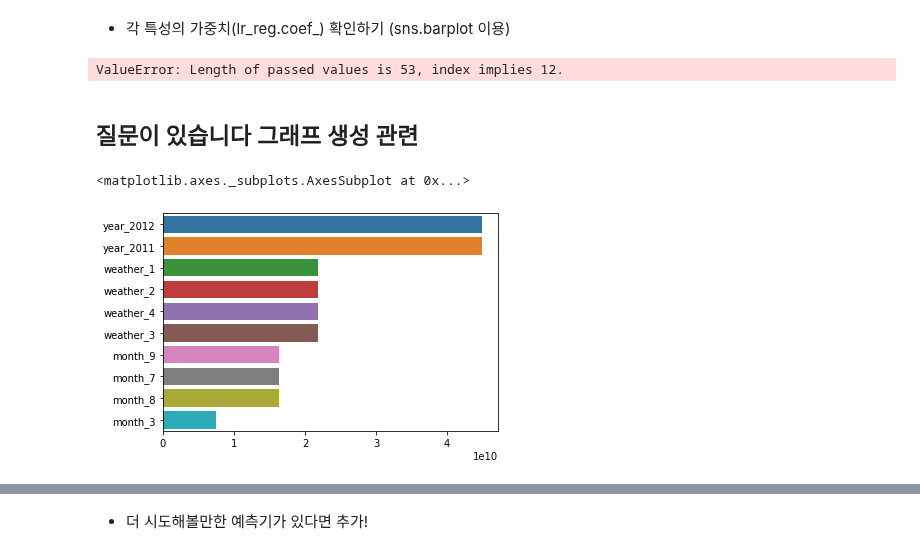
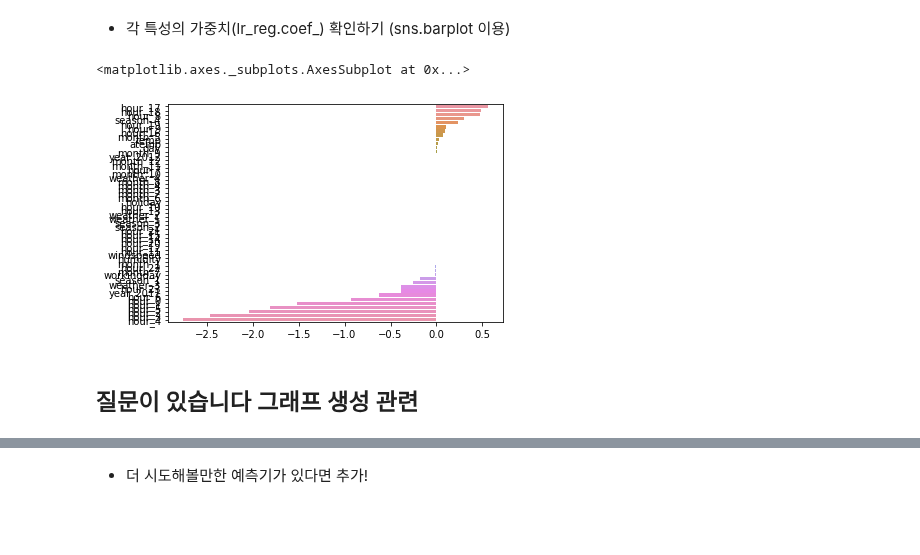
Before and after one commit to kjungmo/SBA2020_machineLearning, a Jupyter notebook: (실습 5)선형 회귀 - 자전거 수요 예측(필기).ipynb, the cells around one changed output, grey strips where cells are left out. Cells and saved outputs as stored; diff of their text form; code cells hidden in the pictures; blank space fills up the shorter version.

```diff
--- a/(실습 5)선형 회귀 - 자전거 수요 예측(필기).ipynb
+++ b/(실습 5)선형 회귀 - 자전거 수요 예측(필기).ipynb
@@ -728,16 +728,12 @@ lasso_mae
 # %% [markdown]
 * 각 특성의 가중치(lr_reg.coef_) 확인하기 (sns.barplot 이용)
 # %%
-coef = pd.Series(ridge.coef_, index=X_features.columns)
+coef = pd.Series(lasso.coef_, index=X_features_ohe.columns)
 coef_sort = coef.sort_values(ascending=False)
 
 sns.barplot(x=coef_sort.values, y=coef_sort.index)
 # %% [output]
-ValueError: Length of passed values is 53, index implies 12.
+<matplotlib.axes._subplots.AxesSubplot at 0x...>
+[figure, added]
 # %% [markdown]
 ## 질문이 있습니다 그래프 생성 관련
-# %%
-cod
-# %% [output]
-<matplotlib.axes._subplots.AxesSubplot at 0x...>
-[figure, removed]
```
Also changed, not shown: parts of 1 cell of this notebook.
